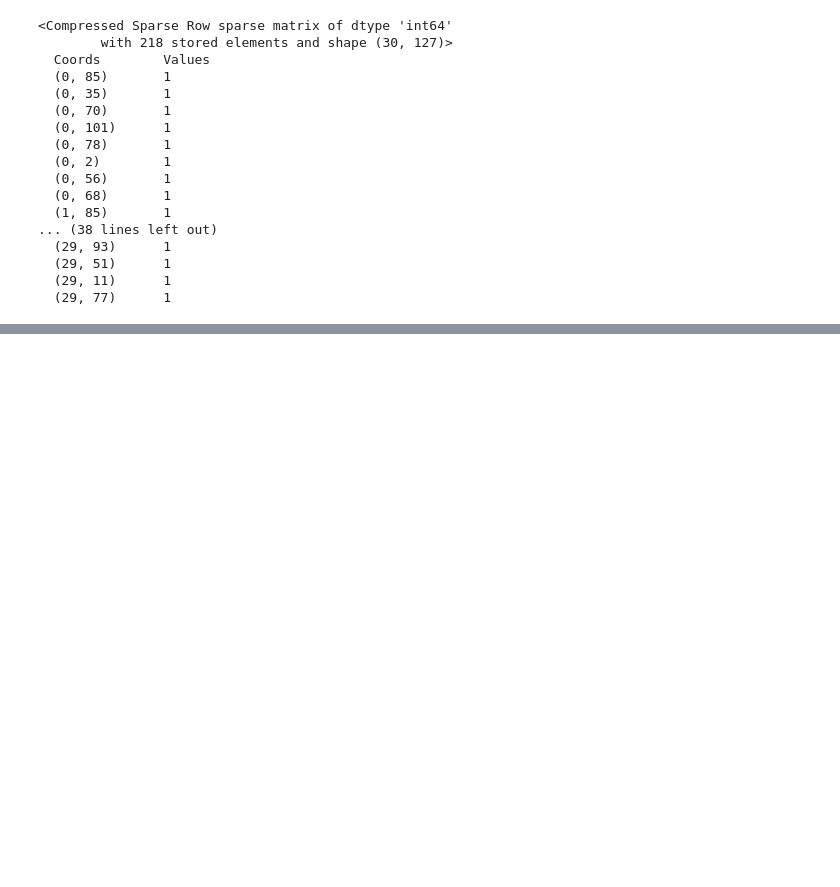
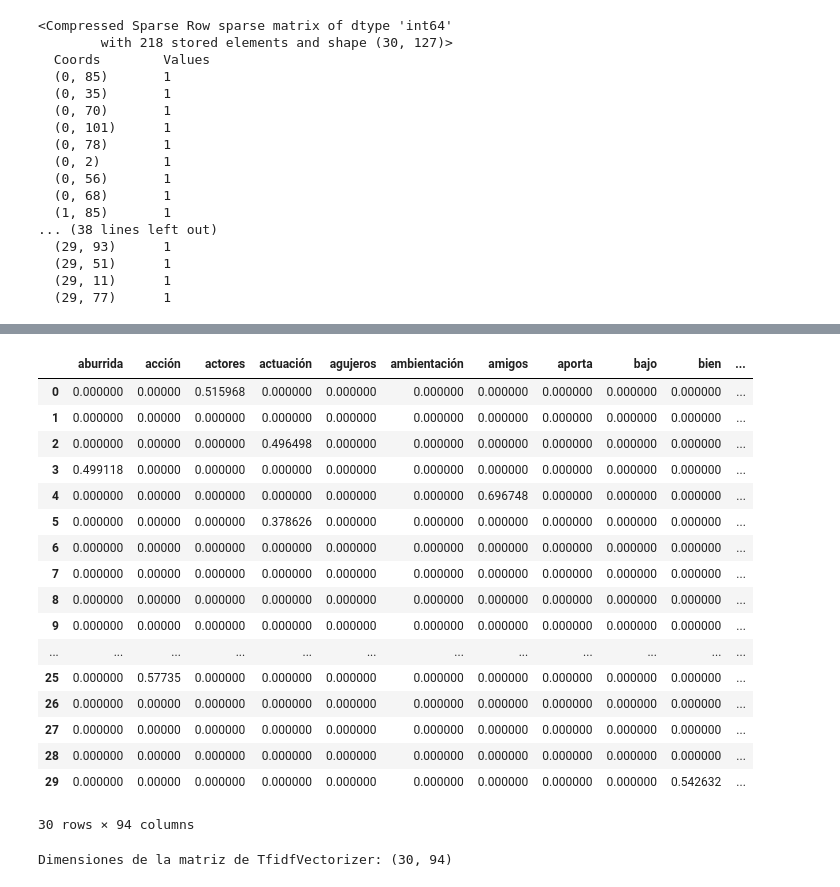
Before and after one commit to LailaBulh/Procesamiento_Lenguaje_Natural, a Jupyter notebook: Representacion_textos_263166.ipynb, the cells around one changed output, grey strips where cells are left out. Saved outputs shown, nothing was run; the diff lists cells and outputs as text; code cells hidden in the pictures; blank space fills up the shorter version.

```diff
--- a/Representacion_textos_263166.ipynb
+++ b/Representacion_textos_263166.ipynb
@@ -193,0 +280,35 @@ print(X)
+# %%
+### Implementar TF-IDF
+vectorizer2 = TfidfVectorizer(lowercase = True, strip_accents = 'unicode',preprocessor = remove_stopwords)
+
+X2 = vectorizer2.fit_transform(corpus_es)
+# %%
+### Convertir a dataframe
+tfid_df2 = pd.DataFrame(X2.toarray(), columns = vectorizer2.get_feature_names_out())
+
+tfid_df_matriz = tfid_df2.to_numpy()
+
+display(tfid_df2)
+# %% [output]
+|  | aburrida | acción | actores | actuación | agujeros | ambientación | amigos | aporta | bajo | bien | ... |
+| 0 | 0.000000 | 0.00000 | 0.515968 | 0.000000 | 0.000000 | 0.000000 | 0.000000 | 0.000000 | 0.000000 | 0.000000 | ... |
+| 1 | 0.000000 | 0.00000 | 0.000000 | 0.000000 | 0.000000 | 0.000000 | 0.000000 | 0.000000 | 0.000000 | 0.000000 | ... |
+| 2 | 0.000000 | 0.00000 | 0.000000 | 0.496498 | 0.000000 | 0.000000 | 0.000000 | 0.000000 | 0.000000 | 0.000000 | ... |
+| 3 | 0.499118 | 0.00000 | 0.000000 | 0.000000 | 0.000000 | 0.000000 | 0.000000 | 0.000000 | 0.000000 | 0.000000 | ... |
+| 4 | 0.000000 | 0.00000 | 0.000000 | 0.000000 | 0.000000 | 0.000000 | 0.696748 | 0.000000 | 0.000000 | 0.000000 | ... |
+| 5 | 0.000000 | 0.00000 | 0.000000 | 0.378626 | 0.000000 | 0.000000 | 0.000000 | 0.000000 | 0.000000 | 0.000000 | ... |
+| 6 | 0.000000 | 0.00000 | 0.000000 | 0.000000 | 0.000000 | 0.000000 | 0.000000 | 0.000000 | 0.000000 | 0.000000 | ... |
+| 7 | 0.000000 | 0.00000 | 0.000000 | 0.000000 | 0.000000 | 0.000000 | 0.000000 | 0.000000 | 0.000000 | 0.000000 | ... |
+| 8 | 0.000000 | 0.00000 | 0.000000 | 0.000000 | 0.000000 | 0.000000 | 0.000000 | 0.000000 | 0.000000 | 0.000000 | ... |
+| 9 | 0.000000 | 0.00000 | 0.000000 | 0.000000 | 0.000000 | 0.000000 | 0.000000 | 0.000000 | 0.000000 | 0.000000 | ... |
+| ... | ... | ... | ... | ... | ... | ... | ... | ... | ... | ... | ... |
+| 25 | 0.000000 | 0.57735 | 0.000000 | 0.000000 | 0.000000 | 0.000000 | 0.000000 | 0.000000 | 0.000000 | 0.000000 | ... |
+| 26 | 0.000000 | 0.00000 | 0.000000 | 0.000000 | 0.000000 | 0.000000 | 0.000000 | 0.000000 | 0.000000 | 0.000000 | ... |
+| 27 | 0.000000 | 0.00000 | 0.000000 | 0.000000 | 0.000000 | 0.000000 | 0.000000 | 0.000000 | 0.000000 | 0.000000 | ... |
+| 28 | 0.000000 | 0.00000 | 0.000000 | 0.000000 | 0.000000 | 0.000000 | 0.000000 | 0.000000 | 0.000000 | 0.000000 | ... |
+| 29 | 0.000000 | 0.00000 | 0.000000 | 0.000000 | 0.000000 | 0.000000 | 0.000000 | 0.000000 | 0.000000 | 0.542632 | ... |
+30 rows × 94 columns
+# %%
+print(f'Dimensiones de la matriz de TfidfVectorizer: {tfid_df2.shape}')
+# %% [output]
+Dimensiones de la matriz de TfidfVectorizer: (30, 94)
```
Also changed, not shown: parts of 12 cells of this notebook.
